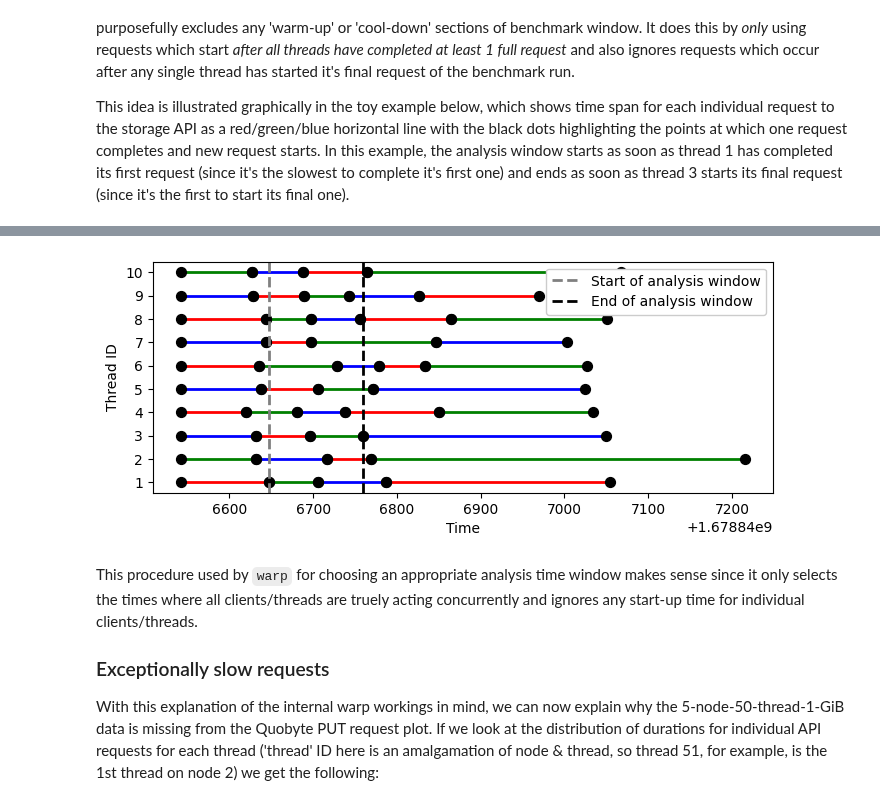
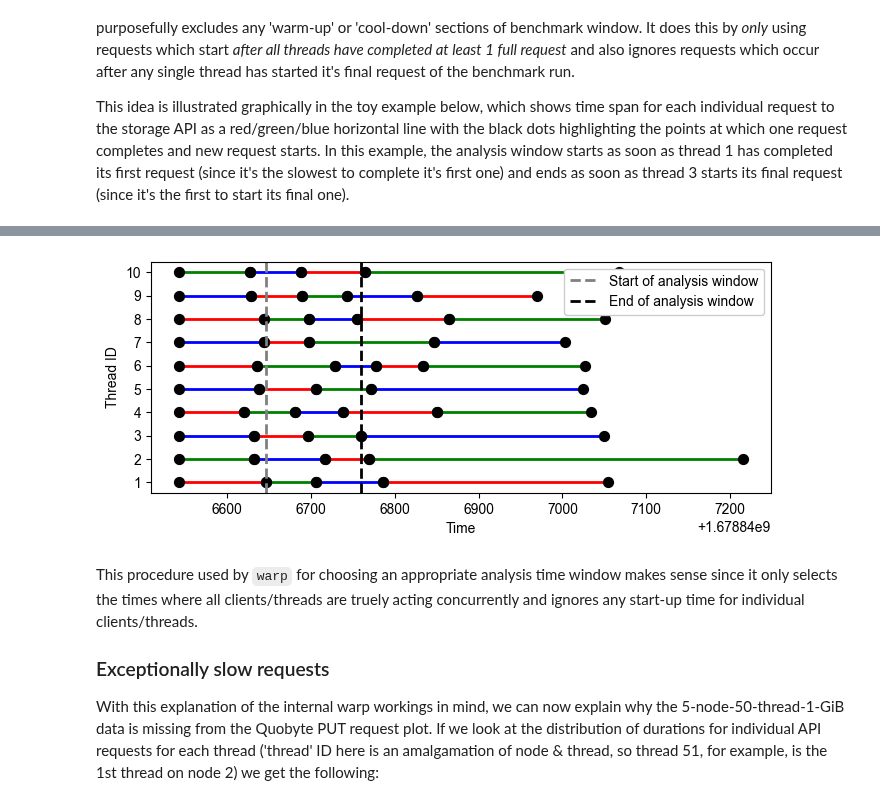
Before and after one commit to stackhpc/jasmin-fs-benchmark, a Jupyter notebook: s3-warp/Analysis.ipynb, the cells around one changed output, grey strips where cells are left out. Cells and saved outputs as stored; diff of their text form; code cells hidden in the pictures.

Commit message:
Improve figure formatting

```diff
--- a/s3-warp/Analysis.ipynb
+++ b/s3-warp/Analysis.ipynb
@@ -12,6 +12,11 @@ import datetime as dt
 import pandas as pd
 import numpy as np
 import matplotlib.pyplot as plt
+
+# Set some default propertixes properties
+import matplotlib as mpl
+mpl.rcParams['savefig.dpi'] = 1000
+mpl.rcParams['font.family'] = "Arial"
 
 # Make figures dir
 if not pathlib.Path('./figures').exists():
@@ -508,7 +573,7 @@ This idea is illustrated graphically in the toy example below, which shows time
 from cycler import cycler
 custom_colour_cycler = cycler(color=['r', 'g', 'b'])
 
-df, cmd = load_raw_data('benchmark-runs/s3-full.quobyte-get-5-50-1GiB-1000-60s.csv.zst')
+df, cmd = load_raw_data('benchmark-runs/s3-full.quobyte-get-5-50-1GiB-1000-60s.csv.zst', sanity_checks=False)
 df = df[(df.op == 'PUT') & (df.thread < 10)]
 
 window_start = df.groupby('thread').end.first().max().timestamp()
@@ -535,4 +596,4 @@ WARNING:root:No useable analysis time window for GET requests (some threads comp
-[figure, old version]
+[figure, new version]
 # %% [markdown]
 This procedure used by `warp` for choosing an appropriate analysis time window makes sense since it only selects the times where all clients/threads are truely acting concurrently and ignores any start-up time for individual clients/threads.
 
```
Also changed, not shown: parts of 23 cells of this notebook, 9 other files.
